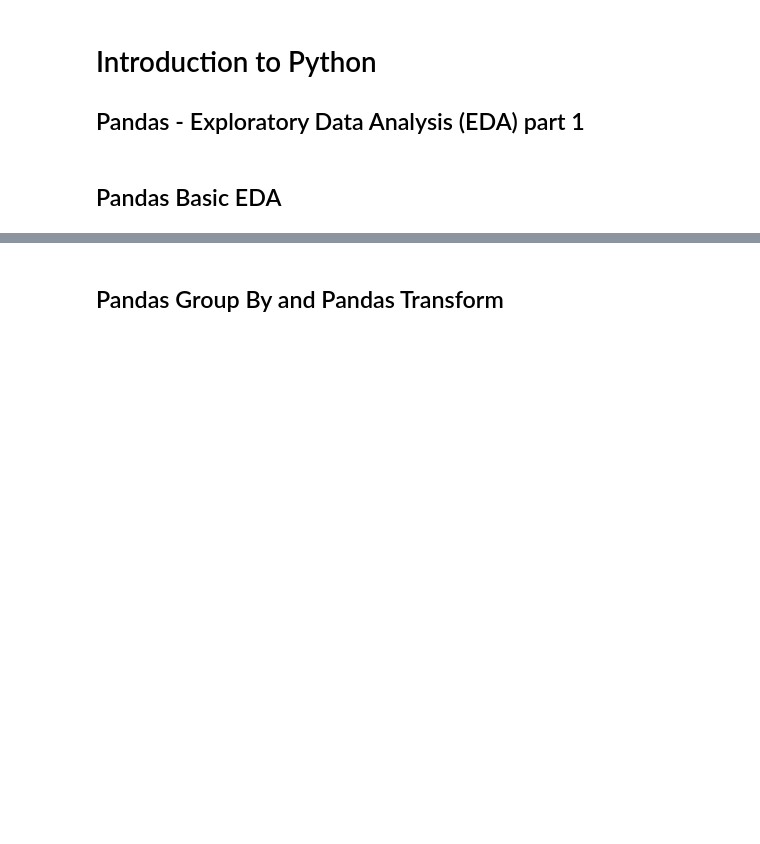
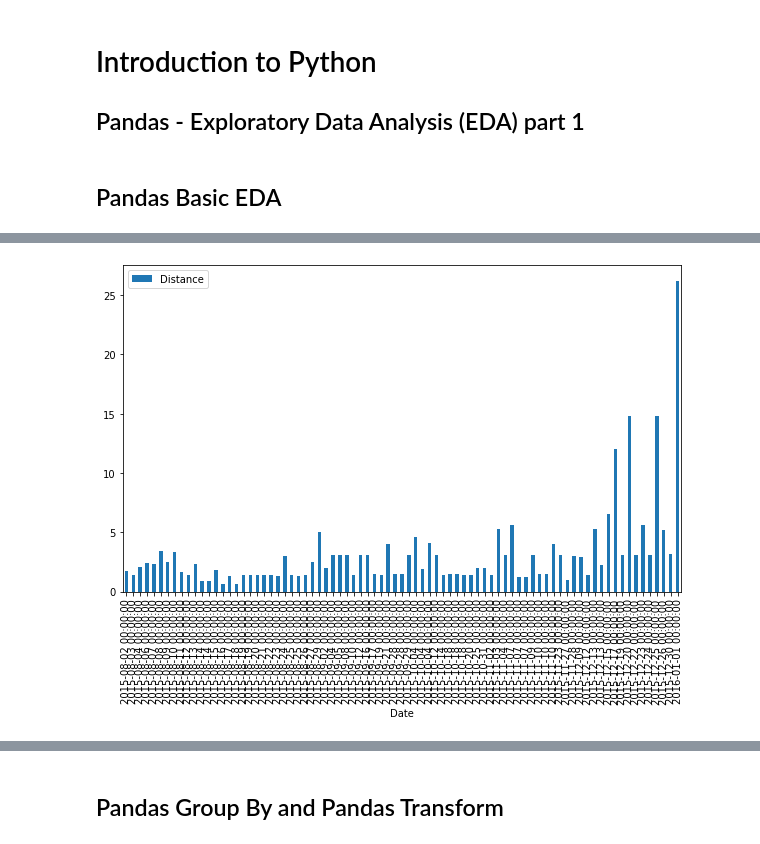
Before and after one commit to rsouza/Python_Course, a Jupyter notebook: Notebooks/17_Pandas_EDAa.ipynb, the cells around one changed output, grey strips where cells are left out. Cells and saved outputs as stored; diff of their text form; code cells hidden in the pictures; blank space fills up the shorter version.

```diff
--- a/Notebooks/17_Pandas_EDAa.ipynb
+++ b/Notebooks/17_Pandas_EDAa.ipynb
@@ -19,0 +112,5 @@ from IPython.core.interactiveshell import InteractiveShell
+# %%
+df.plot(kind = 'bar', figsize=(10,6))
+plt.show()
+# %% [output]
+[figure, added]
```
Also changed, not shown: parts of 57 cells of this notebook, 4 other files.
